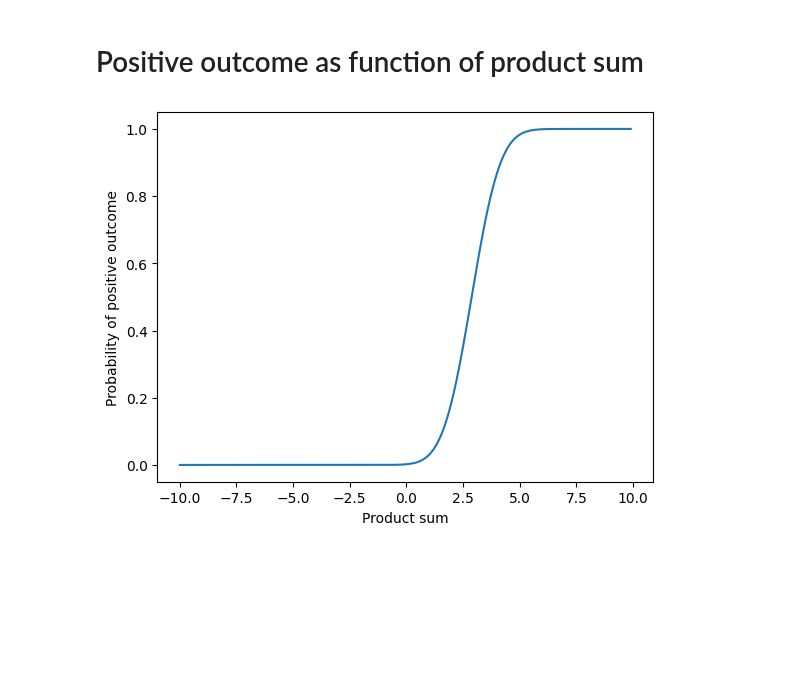
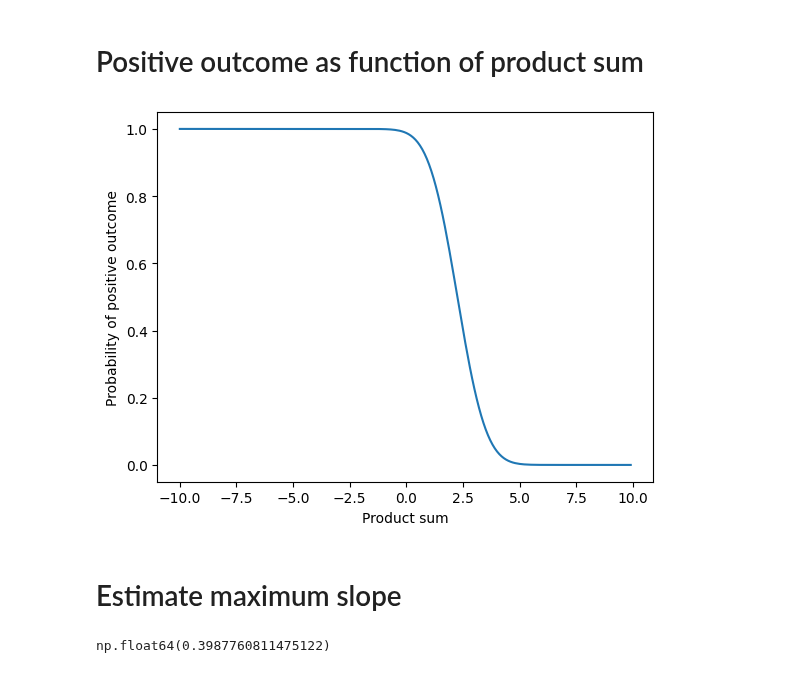
Before and after one commit to alex-berman/swespine-prediction-tool, a Jupyter notebook: probit_exploration/ProbitExploration.ipynb, the cells around one changed output. Saved outputs shown, nothing was run; the diff lists cells and outputs as text; code cells hidden in the pictures; blank space fills up the shorter version.

Commit message:
ProbitExploration.ipynb: Estimate max slope

```diff
--- a/probit_exploration/ProbitExploration.ipynb
+++ b/probit_exploration/ProbitExploration.ipynb
@@ -67,10 +67,11 @@ plt.show()
 endog = np.random.randint(0, 5, size=100)
 exog = np.random.randn(100, 2) # Two explanatory variables
 
+product_sum_resolution = .1
 model = OrderedModel(endog, exog, distr='logit')
 thresh = np.array([ -np.inf, 1.10661659309414, 2.24957715814063, 2.87950171782969, 3.35447893227348, np.inf ])
 labels = ['Gone', 'Much improved', 'Improved', 'No change', 'Worse'] # NOTE: Order not validated!
-product_sum = np.arange(-10, 10, .1)
+product_sum = np.arange(-10, 10, product_sum_resolution)
 xb = product_sum[:, None]
 low = thresh[:-1] - xb
 upp = thresh[1:] - xb
@@ -87,10 +88,17 @@ plt.show()
 # %% [markdown]
 # Positive outcome as function of product sum
 # %%
-positive_posteriors = posteriors[:, 3] + posteriors[:, 4]
+positive_posteriors = posteriors[:, 0] + posteriors[:, 1] # Note: Choice of indexes not validated
 plt.plot(product_sum, positive_posteriors)
 plt.xlabel('Product sum')
 plt.ylabel('Probability of positive outcome')
 plt.show()
 # %% [output]
-[figure, old version]
+[figure, new version]
+# %% [markdown]
+# Estimate maximum slope
+# %%
+max_slope = np.max(np.abs(np.diff(positive_posteriors))) / product_sum_resolution
+max_slope
+# %% [output]
+np.float64(0.3987760811475122)
```
